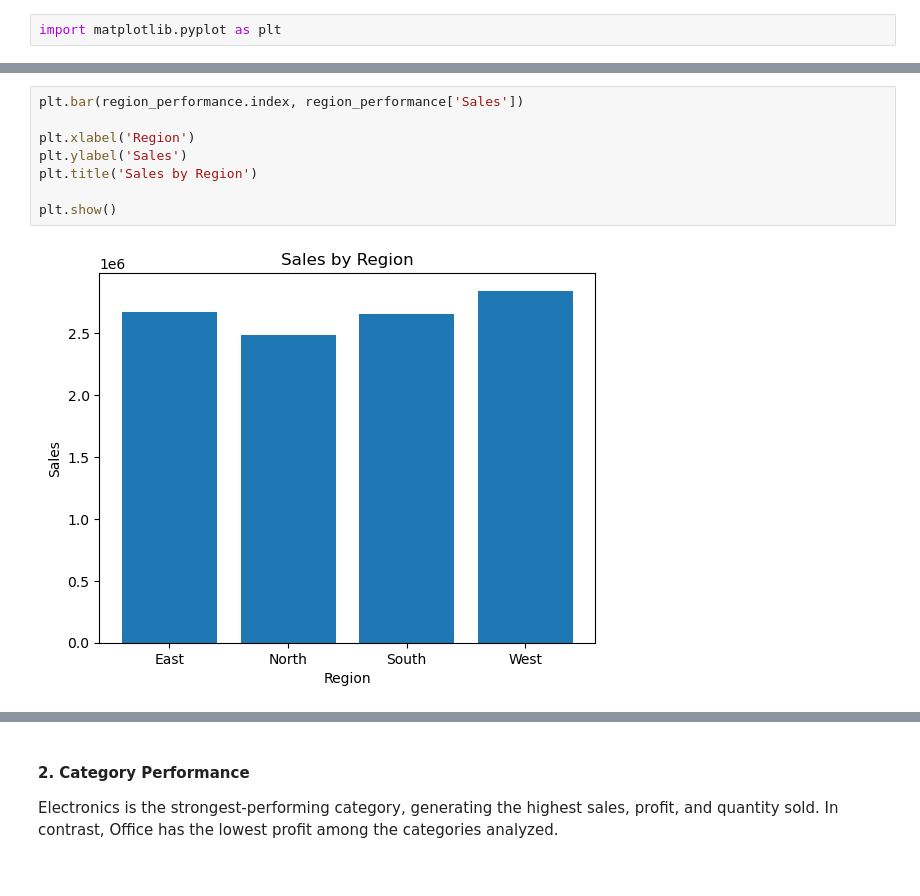
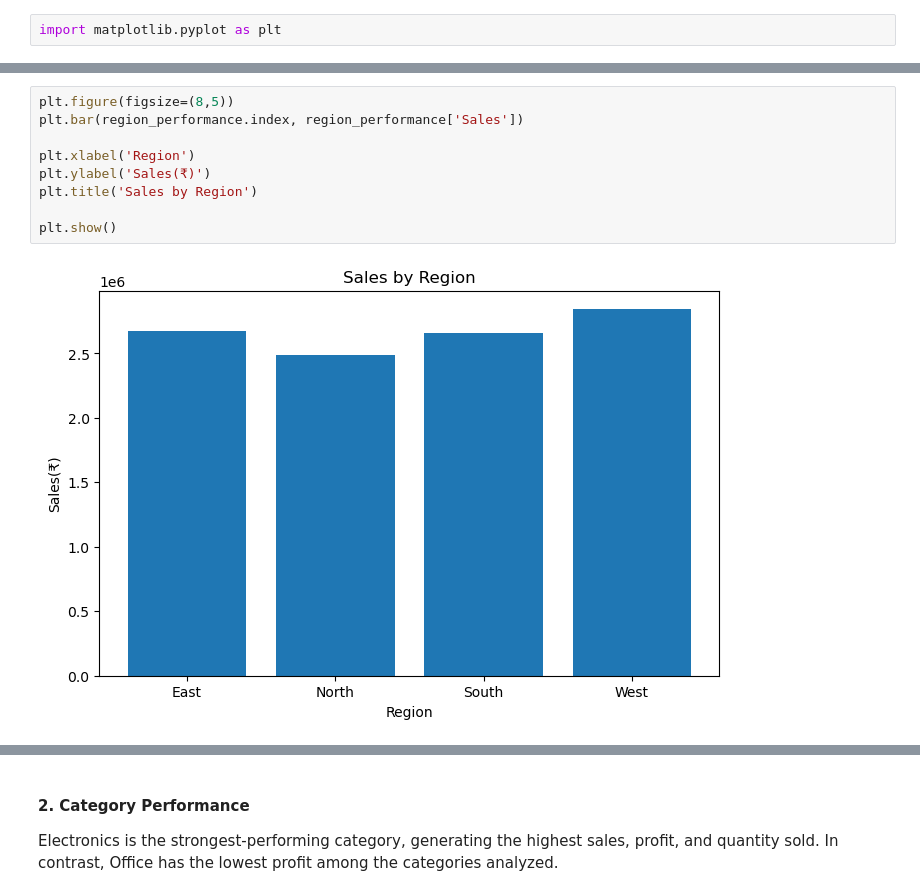
Before and after one commit to khushigupta89790/ecommerce-sales-analysis, a Jupyter notebook: ecommerce_sales_analysis.ipynb, the cells around one changed output, grey strips where cells are left out. Saved outputs shown, nothing was run; the diff lists cells and outputs as text.

```diff
--- a/ecommerce_sales_analysis.ipynb
+++ b/ecommerce_sales_analysis.ipynb
@@ -325,11 +391,12 @@ plt.show()
 # %%
+plt.figure(figsize=(8,5))
 plt.bar(region_performance.index, region_performance['Sales'])
 
 plt.xlabel('Region')
-plt.ylabel('Sales')
+plt.ylabel('Sales(₹)')
 plt.title('Sales by Region')
 
 plt.show()
 # %% [output]
-[figure, old version]
+[figure, new version]
 # %%
```
Also changed, not shown: parts of 46 cells of this notebook.
